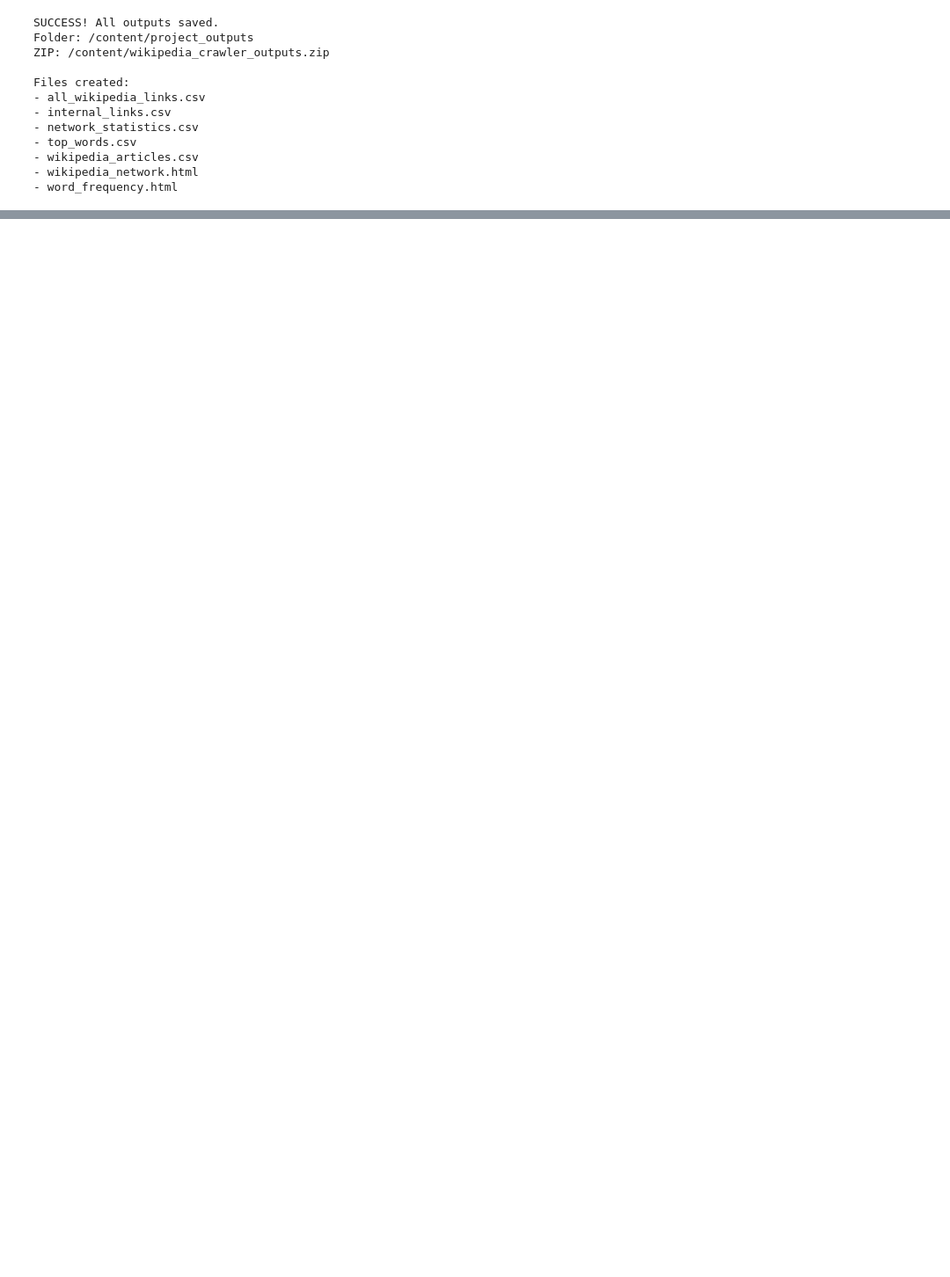
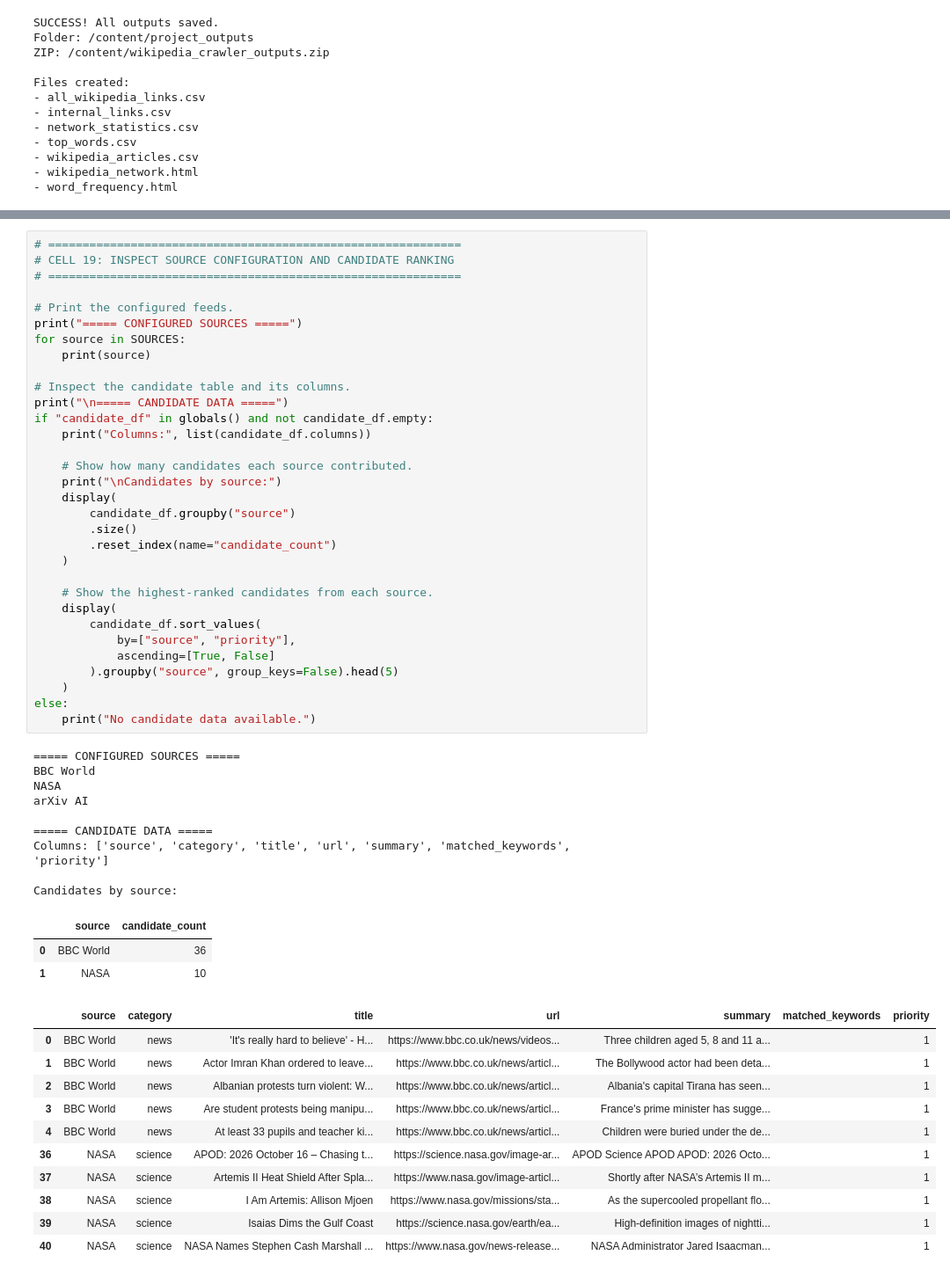
Before and after one commit to AayushRam-droid89/wikipedia-topic-crawler, a Jupyter notebook: wikipedia_topic_crawler.ipynb, the cells around one changed output, grey strips where cells are left out. Shown at 88% size. Cells and saved outputs as stored; diff of their text form; blank space fills up the shorter version.

```diff
--- a/wikipedia_topic_crawler.ipynb
+++ b/wikipedia_topic_crawler.ipynb
@@ -850,0 +2296,56 @@ files.download("wikipedia_crawler_outputs.zip")
+# %%
+# ============================================================
+# CELL 19: INSPECT SOURCE CONFIGURATION AND CANDIDATE RANKING
+# ============================================================
+
+# Print the configured feeds.
+print("===== CONFIGURED SOURCES =====")
+for source in SOURCES:
+    print(source)
+
+# Inspect the candidate table and its columns.
+print("\n===== CANDIDATE DATA =====")
+if "candidate_df" in globals() and not candidate_df.empty:
+    print("Columns:", list(candidate_df.columns))
+
+    # Show how many candidates each source contributed.
+    print("\nCandidates by source:")
+    display(
+        candidate_df.groupby("source")
+        .size()
+        .reset_index(name="candidate_count")
+    )
+
+    # Show the highest-ranked candidates from each source.
+    display(
+        candidate_df.sort_values(
+            by=["source", "priority"],
+            ascending=[True, False]
+        ).groupby("source", group_keys=False).head(5)
+    )
+else:
+    print("No candidate data available.")
+# %% [output]
+===== CONFIGURED SOURCES =====
+BBC World
+NASA
+arXiv AI
+
+===== CANDIDATE DATA =====
+Columns: ['source', 'category', 'title', 'url', 'summary', 'matched_keywords', 'priority']
+
+Candidates by source:
+|  | source | candidate_count |
+| 0 | BBC World | 36 |
+| 1 | NASA | 10 |
+|  | source | category | title | url | summary | matched_keywords | priority |
+| 0 | BBC World | news | 'It's really hard to believe' - H... | https://www.bbc.co.uk/news/videos... | Three children aged 5, 8 and 11 a... |  | 1 |
+| 1 | BBC World | news | Actor Imran Khan ordered to leave... | https://www.bbc.co.uk/news/articl... | The Bollywood actor had been deta... |  | 1 |
+| 2 | BBC World | news | Albanian protests turn violent: W... | https://www.bbc.co.uk/news/articl... | Albania's capital Tirana has seen... |  | 1 |
+| 3 | BBC World | news | Are student protests being manipu... | https://www.bbc.co.uk/news/articl... | France's prime minister has sugge... |  | 1 |
+| 4 | BBC World | news | At least 33 pupils and teacher ki... | https://www.bbc.co.uk/news/articl... | Children were buried under the de... |  | 1 |
+| 36 | NASA | science | APOD: 2026 October 16 – Chasing t... | https://science.nasa.gov/image-ar... | APOD Science APOD APOD: 2026 Octo... |  | 1 |
+| 37 | NASA | science | Artemis II Heat Shield After Spla... | https://www.nasa.gov/image-articl... | Shortly after NASA’s Artemis II m... |  | 1 |
+| 38 | NASA | science | I Am Artemis: Allison Mjoen | https://www.nasa.gov/missions/sta... | As the supercooled propellant flo... |  | 1 |
+| 39 | NASA | science | Isaias Dims the Gulf Coast | https://science.nasa.gov/earth/ea... | High-definition images of nightti... |  | 1 |
+| 40 | NASA | science | NASA Names Stephen Cash Marshall ... | https://www.nasa.gov/news-release... | NASA Administrator Jared Isaacman... |  | 1 |
```
Also changed, not shown: parts of 25 cells of this notebook.
